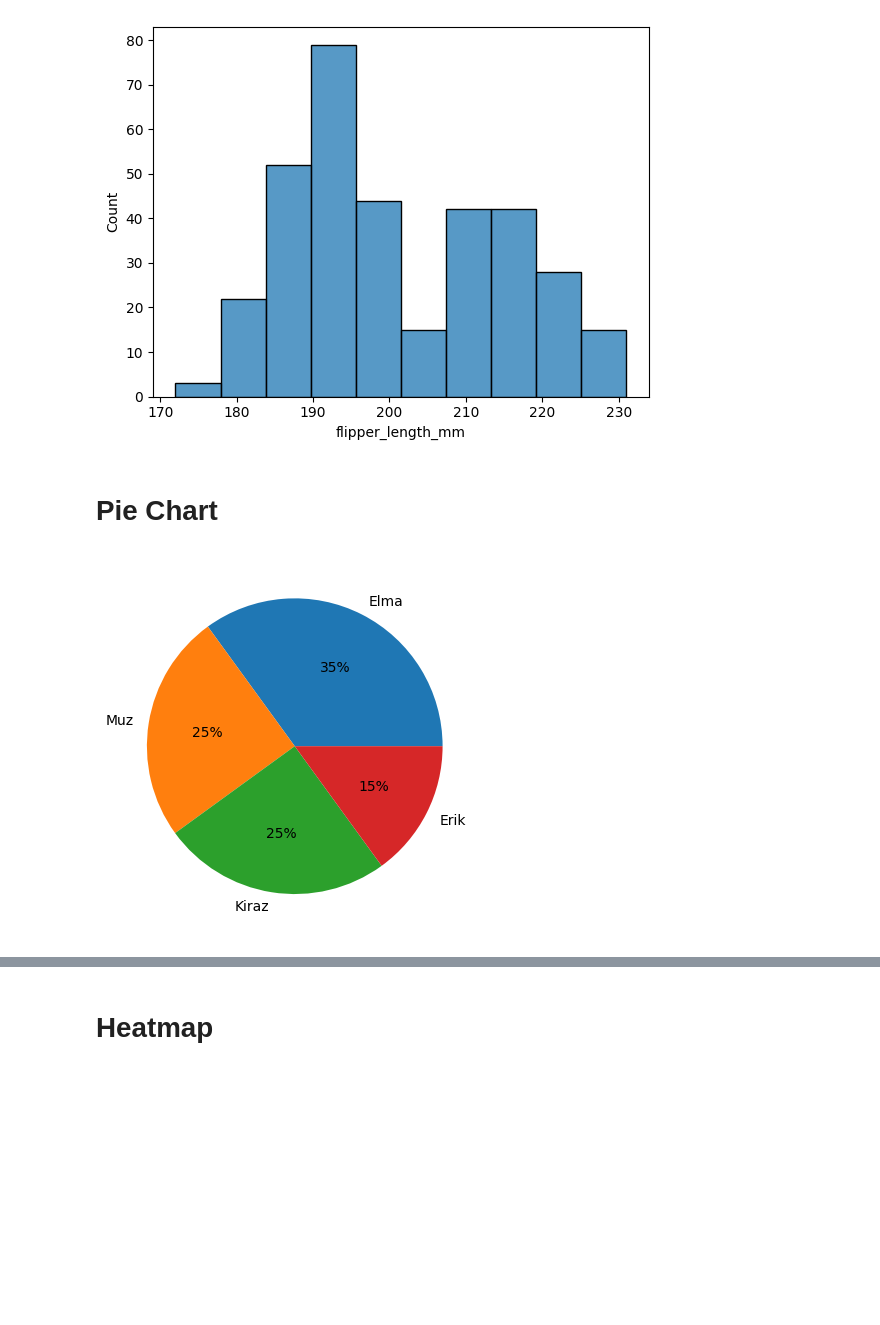
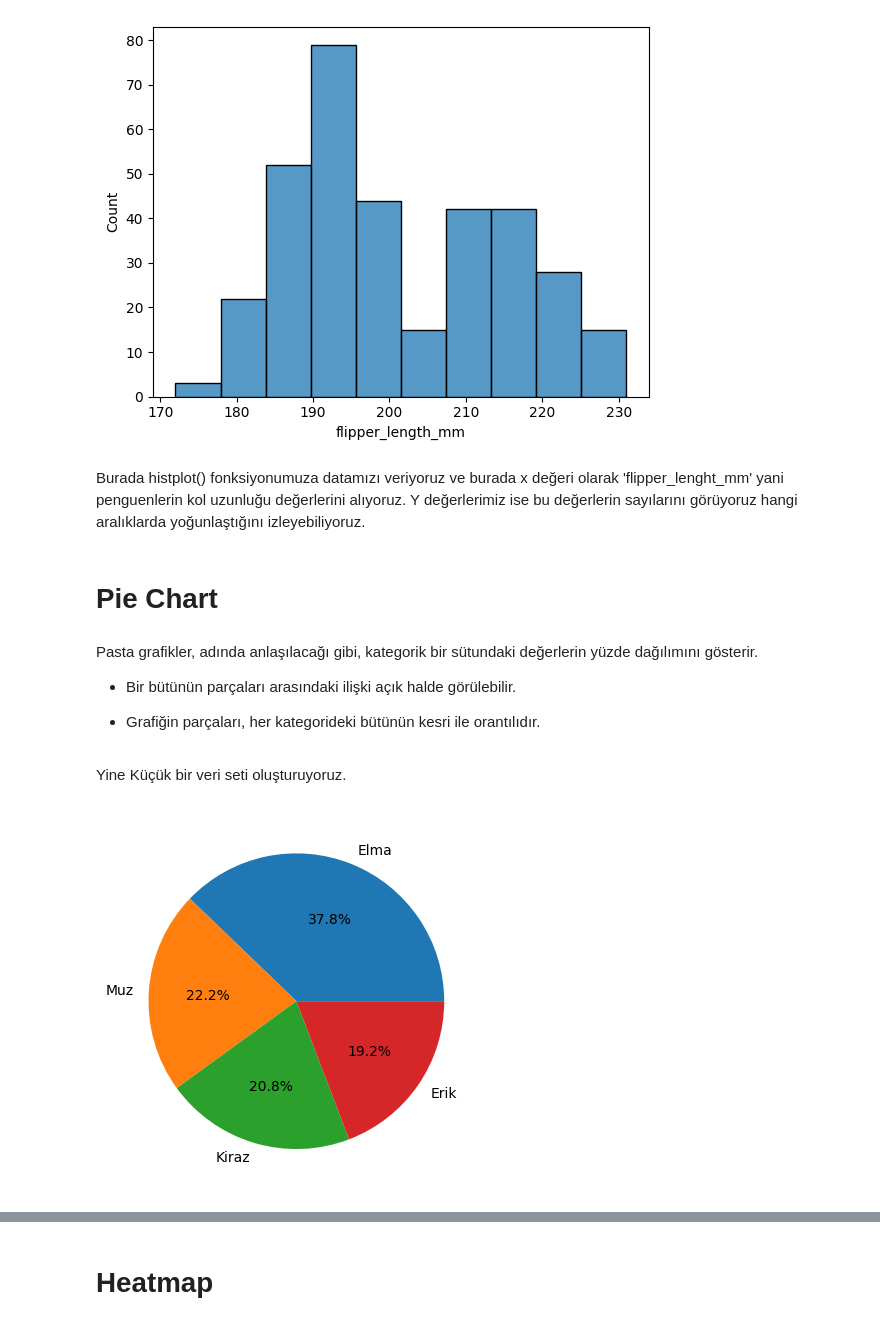
Before and after one commit to Ilhanemreadak/DataVisualation_Notes, a Jupyter notebook: Datavisualation.ipynb, the cells around one changed output, grey strips where cells are left out. Drawn from its saved outputs; the diff is of its cells as text; code cells hidden in the pictures; blank space fills up the shorter version.

```diff
--- a/Datavisualation.ipynb
+++ b/Datavisualation.ipynb
@@ -53,13 +114,25 @@ sns.histplot(data=penguins, x = "flipper_length_mm")
 plt.show()
 # %% [output]
 [figure]
+# %% [markdown]
+Burada histplot() fonksiyonumuza datamızı veriyoruz ve burada x değeri olarak 'flipper_lenght_mm' yani penguenlerin kol uzunluğu değerlerini alıyoruz. Y değerlerimiz ise bu değerlerin sayılarını görüyoruz hangi aralıklarda yoğunlaştığını izleyebiliyoruz.
 # %% [markdown]
 # Pie Chart
+# %% [markdown]
+Pasta grafikler, adında anlaşılacağı gibi, kategorik bir sütundaki değerlerin yüzde dağılımını gösterir.
+
+* Bir bütünün parçaları arasındaki ilişki açık halde
+görülebilir.
+
+* Grafiğin parçaları, her kategorideki bütünün kesri ile
+orantılıdır.
 # %%
 etiketler = ["Elma", "Muz", "Kiraz", "Erik"]
-sayi = [35, 25, 25 ,15]
+sayi = [37.8, 22.2, 20.8 ,19.2]
+# %% [markdown]
+Yine Küçük bir veri seti oluşturuyoruz.
 # %%
-plt.pie(sayi, labels=etiketler, autopct='%1.0f%%')
+plt.pie(sayi, labels=etiketler, autopct='%1.1f%%')
 plt.show()
 # %% [output]
-[figure, old version]
+[figure, new version]
```
Also changed, not shown: parts of 26 cells of this notebook.
